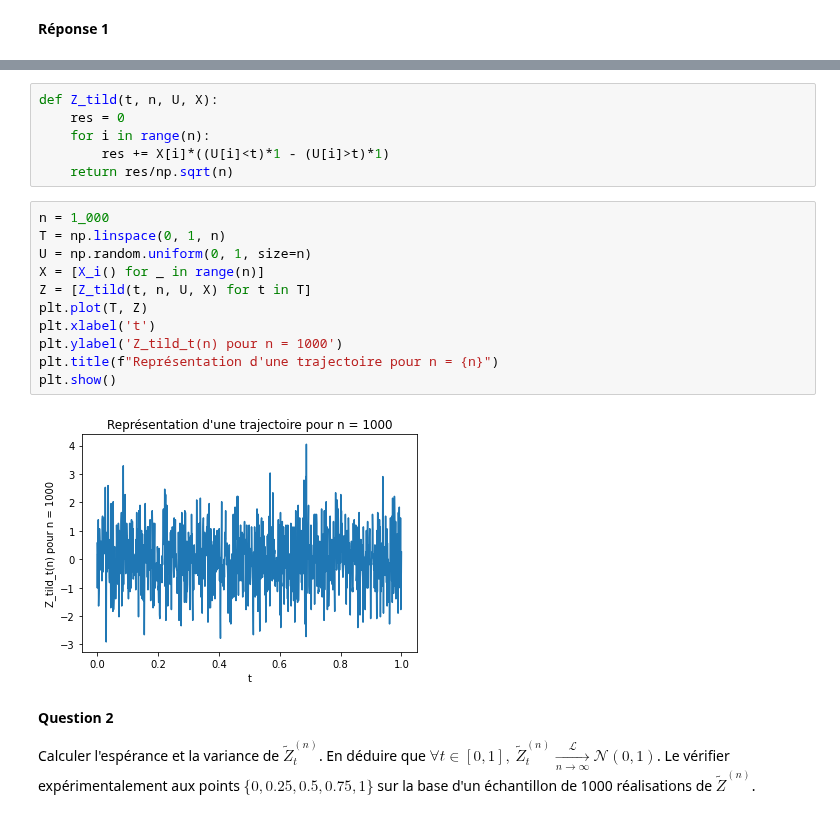
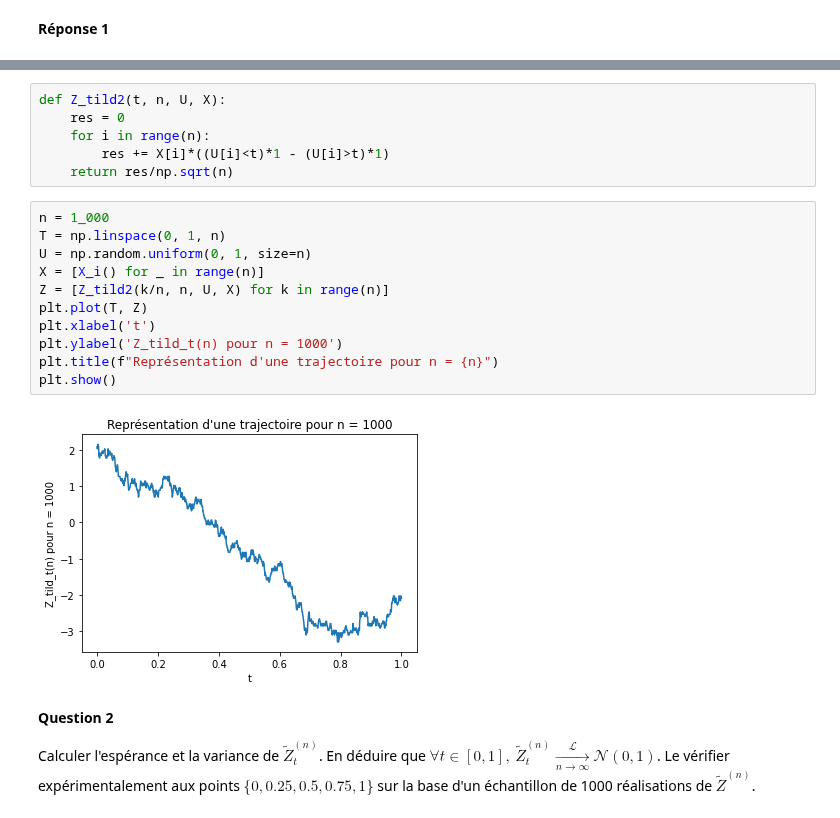
Before and after one commit to gabrielleberrada/projet_num_proba, a Jupyter notebook: Projet_numerique_de_Probabilités_2022 - enonce.ipynb, the cells around one changed output, grey strips where cells are left out. Cells and saved outputs as stored; diff of their text form.

```diff
--- a/Projet_numerique_de_Probabilités_2022 - enonce.ipynb
+++ b/Projet_numerique_de_Probabilités_2022 - enonce.ipynb
@@ -233,5 +241,5 @@ Discrétiser l'intervalle $[0,1]$ en 1000 points de manière régulière et impl
 # %%
-def Z_tild(t, n, U, X):
+def Z_tild2(t, n, U, X):
     res = 0
     for i in range(n):
         res += X[i]*((U[i]<t)*1 - (U[i]>t)*1)
@@ -239,16 +247,16 @@ def Z_tild(t, n, U, X):
 # %%
 n = 1_000
 T = np.linspace(0, 1, n)
 U = np.random.uniform(0, 1, size=n)
 X = [X_i() for _ in range(n)]
-Z = [Z_tild(t, n, U, X) for t in T]
+Z = [Z_tild2(k/n, n, U, X) for k in range(n)]
 plt.plot(T, Z)
 plt.xlabel('t')
 plt.ylabel('Z_tild_t(n) pour n = 1000')
 plt.title(f"Représentation d'une trajectoire pour n = {n}")
 plt.show()
 # %% [output]
-[figure, old version]
+[figure, new version]
 # %% [markdown]
 **Question 2**
 
```
Also changed, not shown: parts of 11 cells of this notebook.
